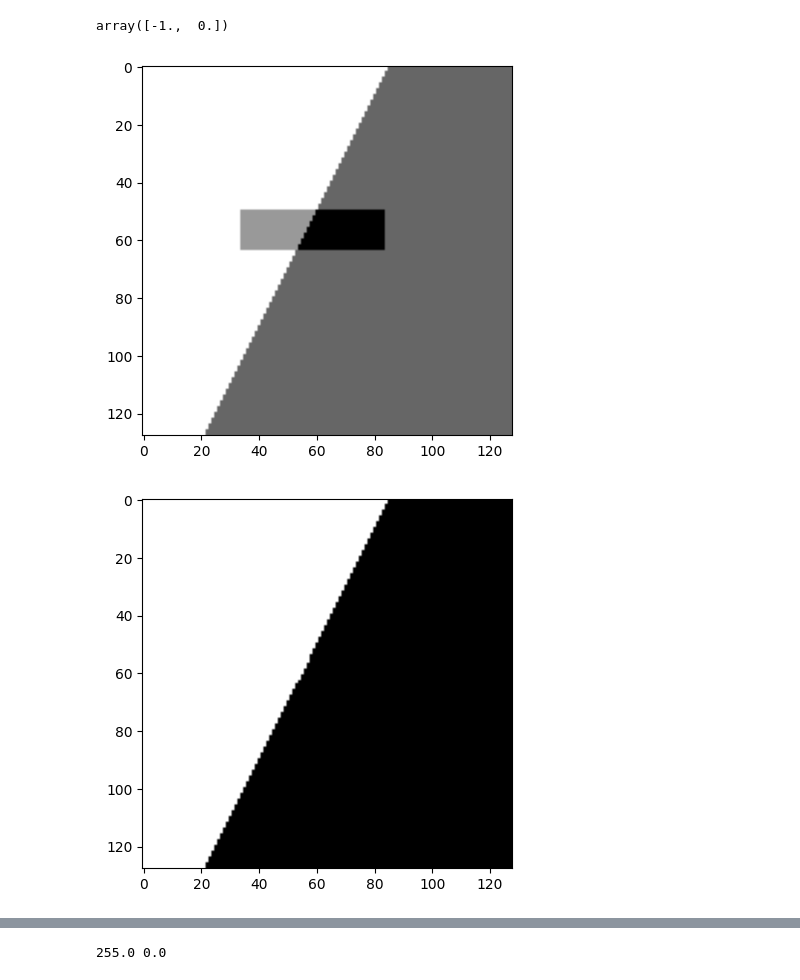
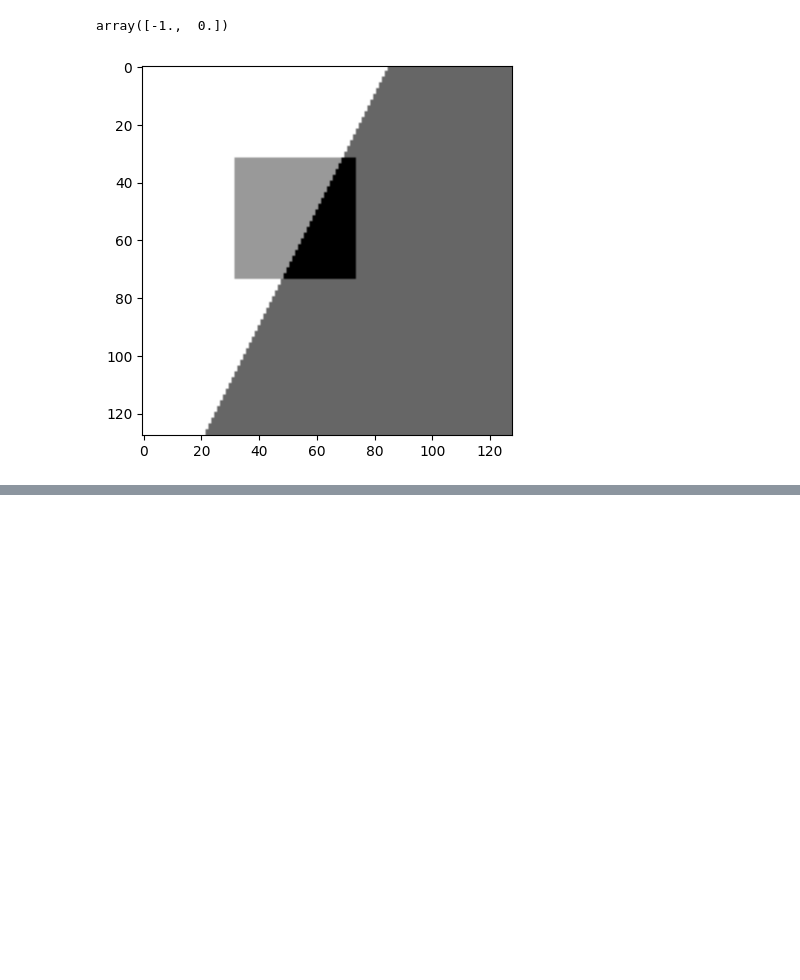
Before and after one commit to micahreich/patch-match, a Jupyter notebook: sequential/object-removal.ipynb, the cells around one changed output, grey strips where cells are left out. Saved outputs shown, nothing was run; the diff lists cells and outputs as text; code cells hidden in the pictures; blank space fills up the shorter version.

```diff
--- a/sequential/object-removal.ipynb
+++ b/sequential/object-removal.ipynb
@@ -249,18 +291,17 @@ class ObjectRemove:
 # %%
 image = 255 * np.ones((128, 128), dtype=int)
 for i in range(mask.shape[0]):
     for j in range(mask.shape[1]):
         if (i + 2 * j >= 170):
             image[i, j] = 0
 
 mask = np.ones((128, 128), dtype=bool)
-mask[50:64, 34:84] = False
+mask[32:74, 32:74] = False
 mask_with_boundary = MaskWithBoundary(mask)
 
 overlay_mask_image(mask_with_boundary, image, alpha=0.4)
 
 objrem = ObjectRemove(PATCH_SIZE, image)
 objrem.fill_region(mask_with_boundary)
 # %% [output]
-[figure, old version]
+[figure, new version]
-[figure, removed]
@@ -268 +307,0 @@ objrem.fill_region(mask_with_boundary)
-255.0 0.0
```
Also changed, not shown: parts of 2 cells of this notebook.
